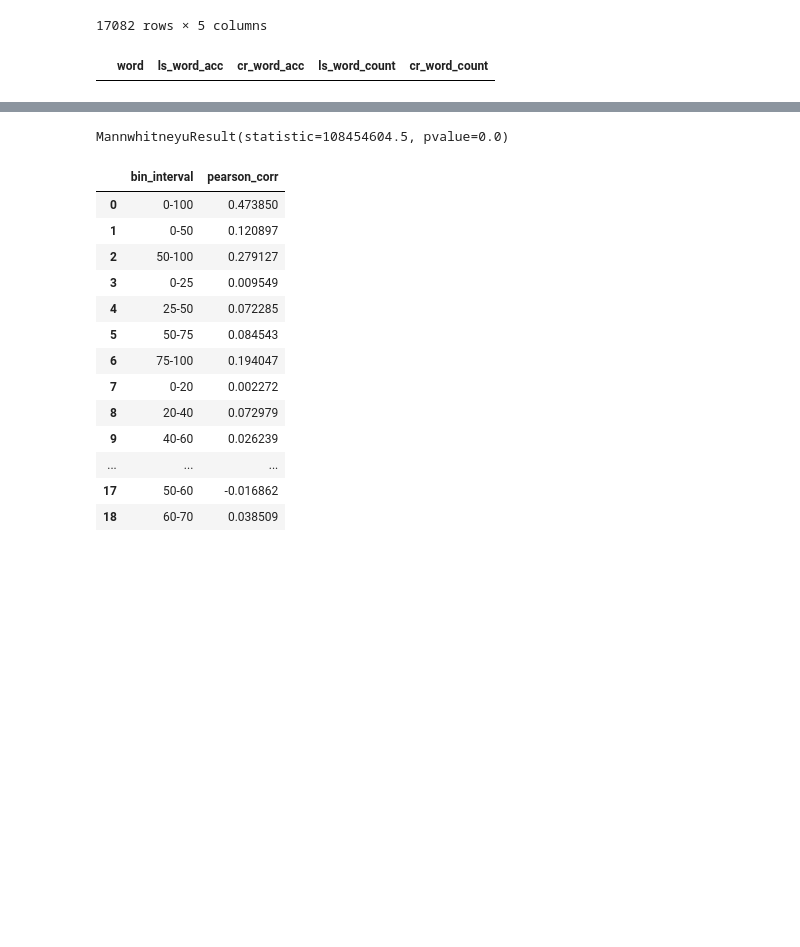
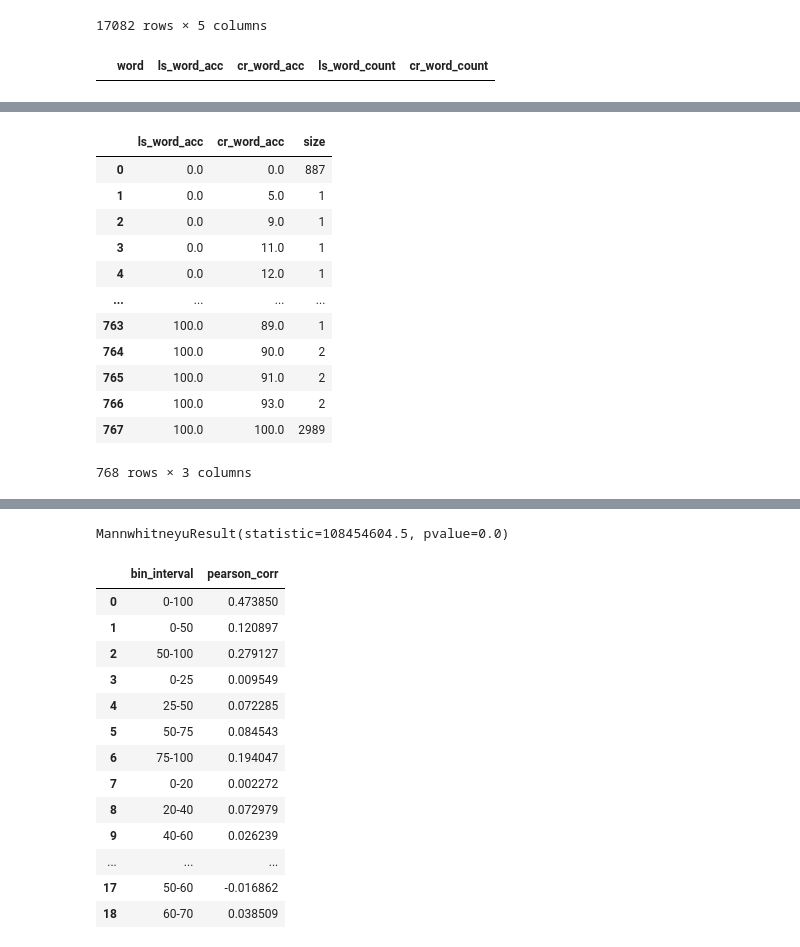
Before and after one commit to mhilmiasyrofi/evaluateASREvolve, a Jupyter notebook: erorr_visualization.ipynb, the cells around one changed output, grey strips where cells are left out. Cells and saved outputs as stored; diff of their text form; code cells hidden in the pictures; blank space fills up the shorter version.

```diff
--- a/erorr_visualization.ipynb
+++ b/erorr_visualization.ipynb
@@ -697,0 +739,18 @@ df.to_csv("output/combined_word_accuracy.csv")
+# %%
+### try derive more feature by finding the size of occurence
+curr_df = df.groupby(["ls_word_acc", "cr_word_acc"]).size().reset_index(name="size")
+curr_df
+# %% [output]
+|  | ls_word_acc | cr_word_acc | size |
+| 0 | 0.0 | 0.0 | 887 |
+| 1 | 0.0 | 5.0 | 1 |
+| 2 | 0.0 | 9.0 | 1 |
+| 3 | 0.0 | 11.0 | 1 |
+| 4 | 0.0 | 12.0 | 1 |
+| ... | ... | ... | ... |
+| 763 | 100.0 | 89.0 | 1 |
+| 764 | 100.0 | 90.0 | 2 |
+| 765 | 100.0 | 91.0 | 2 |
+| 766 | 100.0 | 93.0 | 2 |
+| 767 | 100.0 | 100.0 | 2989 |
+768 rows × 3 columns
```
Also changed, not shown: parts of 14 cells of this notebook.
